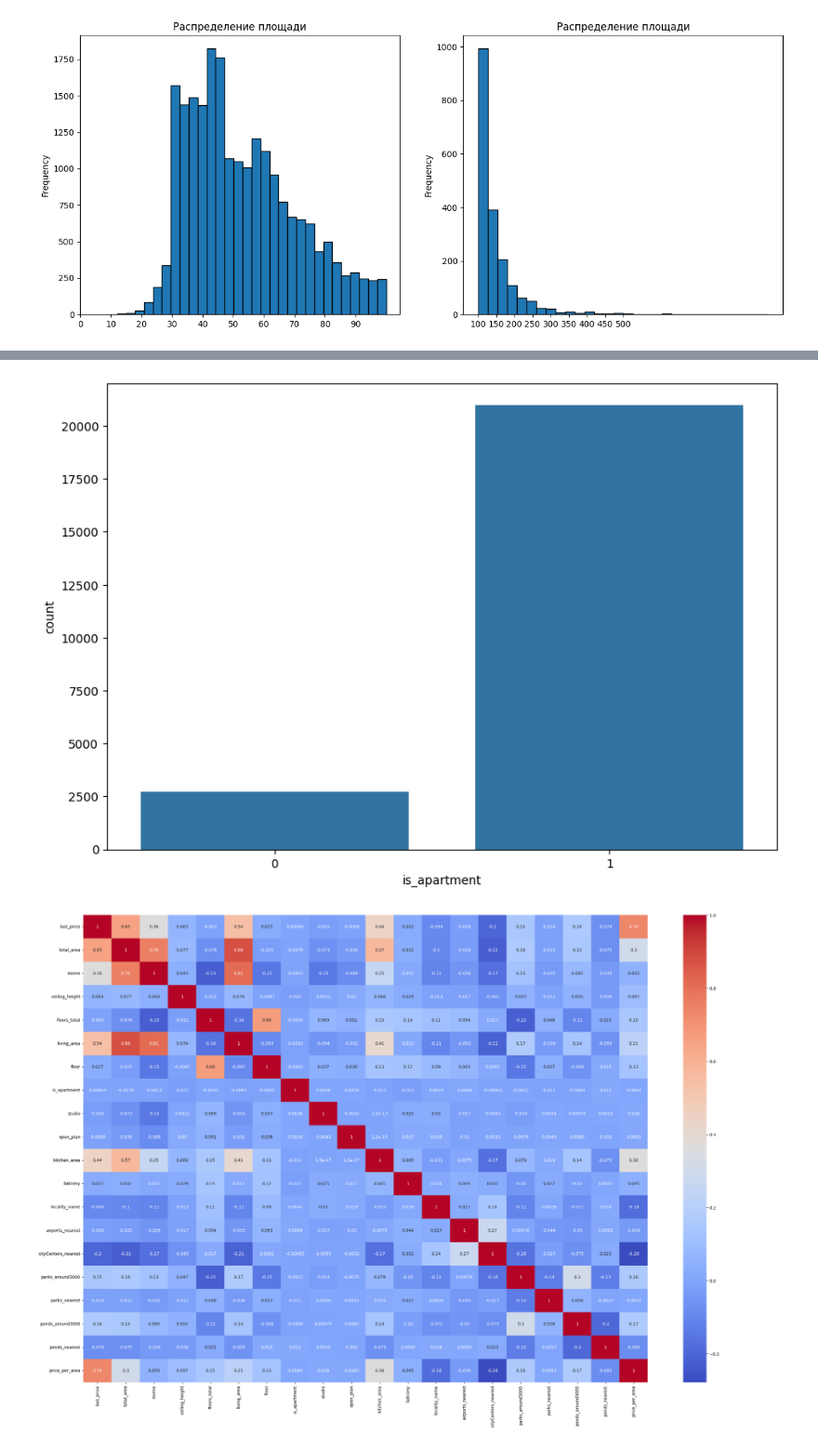
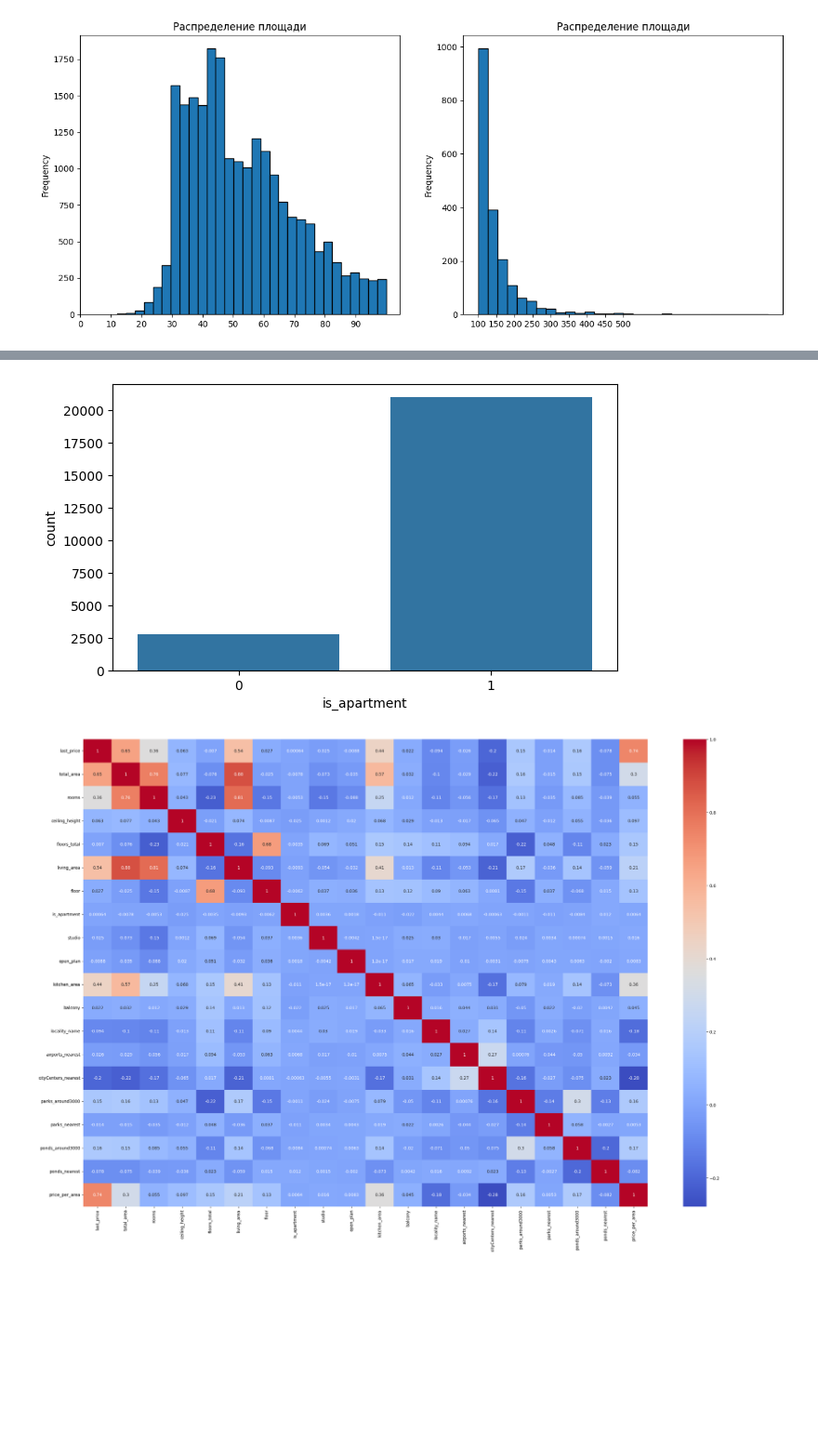
Before and after one commit to sabahoth01/Machine-learning-tasks, a Jupyter notebook: task2.ipynb, the cells around one changed output, grey strips where cells are left out. Shown at 93% size. Drawn from its saved outputs; the diff is of its cells as text; code cells hidden in the pictures; blank space fills up the shorter version.

```diff
--- a/task2.ipynb
+++ b/task2.ipynb
@@ -201,9 +243,9 @@ plt.show()
 # %%
-plt.figure(figsize=(10, 7))
+plt.figure(figsize=(7, 4))
 sns.countplot(x=cleaned_data["is_apartment"])
 plt.show()
 # %% [output]
-[figure, old version]
+[figure, new version]
 # %%
 corr_matrix = cleaned_data.corr()
 plt.figure(figsize=(30, 20))
```
Also changed, not shown: parts of 38 cells of this notebook.
